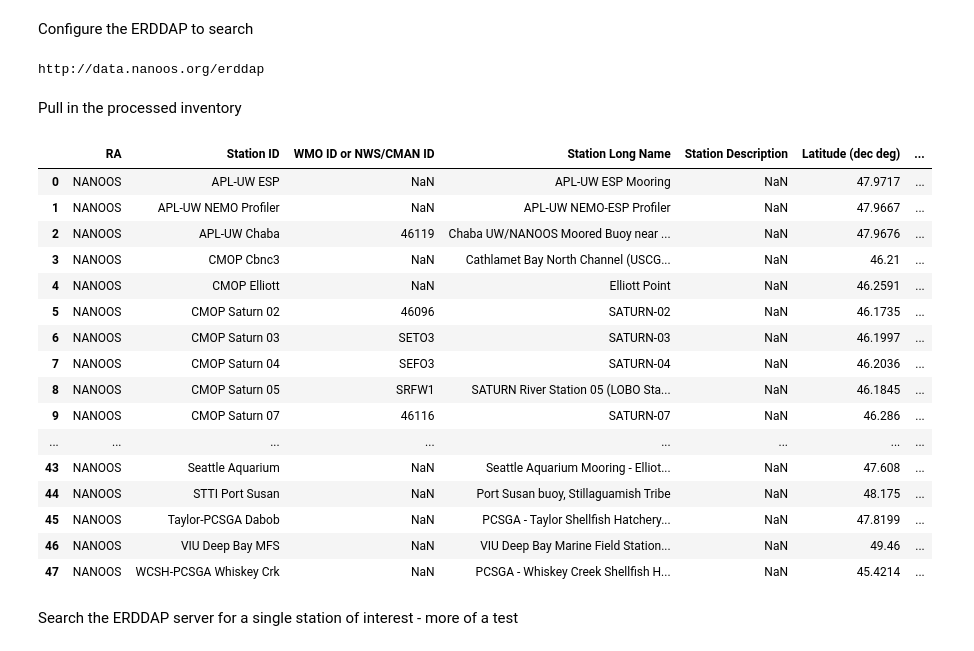
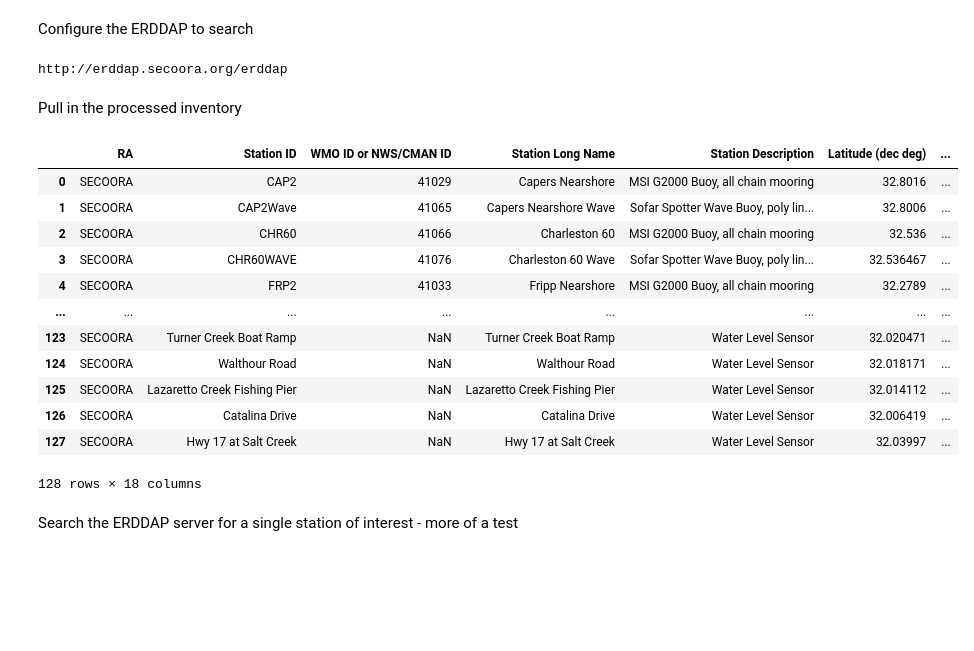
Before and after one commit to ioos/ioos-asset-inventory, a Jupyter notebook: spot_check_stations.ipynb, the cells around one changed output. Saved outputs shown, nothing was run; the diff lists cells and outputs as text; code cells hidden in the pictures; blank space fills up the shorter version.

```diff
--- a/spot_check_stations.ipynb
+++ b/spot_check_stations.ipynb
@@ -9,7 +9,7 @@ import re
 # %% [markdown]
 Configure the ERDDAP to search
 # %%
-ra = 'NANOOS'
+ra = 'SECOORA'
 
 with open('utils/ra_erddaps.json') as f:
     urls = json.load(f)
@@ -20,7 +20,7 @@ print(server)
 
 e = ERDDAP(server=server, protocol="tabledap")
 # %% [output]
-http://data.nanoos.org/erddap
+http://erddap.secoora.org/erddap
 # %% [markdown]
 Pull in the processed inventory
 # %%
@@ -28,51 +28,47 @@ Pull in the processed inventory
 # df_cruise = df[df['Station Description'] == 'Chesapeake Bay WQ Cruise Data ']
 #
 #df_aws = df[df['Station ID'] == 'Humboldt']
 # #url = 'http://tds.glos.us/thredds/dodsC/buoy_agg_standard/OMOECC_E1/OMOECC_E1.ncml'
 # #url = 'http://tds.glos.us/thredds/dodsC/buoy_agg_standard/45186/45186.ncml'
 # #url = 'http://tds.glos.us/thredds/dodsC/buoy_agg_standard/bgsusd2/bgsusd2.ncml'
 # url = 'http://oos.soest.hawaii.edu/thredds/dodsC/hioos/nss/ns12agg'
 # print(url)
 # ds = xr.open_dataset(url)
 # #ds = netCDF4.Dataset(url,'r')
 # title = ds.title
 # start_time = np.datetime_as_string(ds.time.min().values, unit='D')
 # end_time = np.datetime_as_string(ds.time.max().values, unit='D')
 # print('Duration: %s - %s' % (np.datetime_as_string(ds.time.min().values, unit='D'),
 #                              np.datetime_as_string(ds.time.max().values, unit='D'))
 #       )
 
 # Try glos web server
 # url = 'https://glbuoys.glos.us/tools/export?ftype=csv&data_type=buoy&units=eng&locs=OMOECC_E1&params=Water_Temperature_at_Surface|dissolved_oxygen_saturation|water_conductivity|ysi_turbidity&tperiod=custom&date_start=2020-01-01&date_end=2020-12-31&avg_ivld=none'
 # df = erddapy.ERDDAP.to_pandas(url)
 
 ## using ERDDAP to look for stations
 # check out http://data.glos.us/erddap/tabledap/allDatasets.htmlTable?datasetID%2Ctitle%2CminTime%2CmaxTime&maxTime%3E=2020-01-01&maxTime%3C=2020-12-31&orderBy(%22maxTime%22)
 # that lists out all the GLOS stations with the maximum time of observations within the year 2020 (on their ERDDAP).
 
 
-ra_clean = re.sub(r'[0-9]', '', ra)
+ra_clean = re.sub(r'[0-9]', '', ra) # remove number from RA
 
-df = pd.read_excel('2022/data/processed/%s.xlsx' % ra_clean.upper(), dtype=str)
+df = pd.read_excel('2023/data/processed/%s.xlsx' % ra_clean.upper(), dtype=str)
 df
 # %% [output]
 |  | RA | Station ID | WMO ID or NWS/CMAN ID | Station Long Name | Station Description | Latitude (dec deg) | ... |
-| 0 | NANOOS | APL-UW ESP | NaN | APL-UW ESP Mooring | NaN | 47.9717 | ... |
-| 1 | NANOOS | APL-UW NEMO Profiler | NaN | APL-UW NEMO-ESP Profiler | NaN | 47.9667 | ... |
-| 2 | NANOOS | APL-UW Chaba | 46119 | Chaba UW/NANOOS Moored Buoy near ... | NaN | 47.9676 | ... |
-| 3 | NANOOS | CMOP Cbnc3 | NaN | Cathlamet Bay North Channel (USCG... | NaN | 46.21 | ... |
-| 4 | NANOOS | CMOP Elliott | NaN | Elliott Point | NaN | 46.2591 | ... |
-| 5 | NANOOS | CMOP Saturn 02 | 46096 | SATURN-02 | NaN | 46.1735 | ... |
-| 6 | NANOOS | CMOP Saturn 03 | SETO3 | SATURN-03 | NaN | 46.1997 | ... |
-| 7 | NANOOS | CMOP Saturn 04 | SEFO3 | SATURN-04 | NaN | 46.2036 | ... |
-| 8 | NANOOS | CMOP Saturn 05 | SRFW1 | SATURN River Station 05 (LOBO Sta... | NaN | 46.1845 | ... |
-| 9 | NANOOS | CMOP Saturn 07 | 46116 | SATURN-07 | NaN | 46.286 | ... |
+| 0 | SECOORA | CAP2 | 41029 | Capers Nearshore | MSI G2000 Buoy, all chain mooring | 32.8016 | ... |
+| 1 | SECOORA | CAP2Wave | 41065 | Capers Nearshore Wave | Sofar Spotter Wave Buoy, poly lin... | 32.8006 | ... |
+| 2 | SECOORA | CHR60 | 41066 | Charleston 60 | MSI G2000 Buoy, all chain mooring | 32.536 | ... |
+| 3 | SECOORA | CHR60WAVE | 41076 | Charleston 60 Wave | Sofar Spotter Wave Buoy, poly lin... | 32.536467 | ... |
+| 4 | SECOORA | FRP2 | 41033 | Fripp Nearshore | MSI G2000 Buoy, all chain mooring | 32.2789 | ... |
 | ... | ... | ... | ... | ... | ... | ... | ... |
-| 43 | NANOOS | Seattle Aquarium | NaN | Seattle Aquarium Mooring - Elliot... | NaN | 47.608 | ... |
-| 44 | NANOOS | STTI Port Susan | NaN | Port Susan buoy, Stillaguamish Tribe | NaN | 48.175 | ... |
-| 45 | NANOOS | Taylor-PCSGA Dabob | NaN | PCSGA - Taylor Shellfish Hatchery... | NaN | 47.8199 | ... |
-| 46 | NANOOS | VIU Deep Bay MFS | NaN | VIU Deep Bay Marine Field Station... | NaN | 49.46 | ... |
-| 47 | NANOOS | WCSH-PCSGA Whiskey Crk | NaN | PCSGA - Whiskey Creek Shellfish H... | NaN | 45.4214 | ... |
+| 123 | SECOORA | Turner Creek Boat Ramp | NaN | Turner Creek Boat Ramp | Water Level Sensor | 32.020471 | ... |
+| 124 | SECOORA | Walthour Road | NaN | Walthour Road | Water Level Sensor | 32.018171 | ... |
+| 125 | SECOORA | Lazaretto Creek Fishing Pier | NaN | Lazaretto Creek Fishing Pier | Water Level Sensor | 32.014112 | ... |
+| 126 | SECOORA | Catalina Drive | NaN | Catalina Drive | Water Level Sensor | 32.006419 | ... |
+| 127 | SECOORA | Hwy 17 at Salt Creek | NaN | Hwy 17 at Salt Creek | Water Level Sensor | 32.03997 | ... |
+128 rows × 18 columns
 # %% [markdown]
 Search the ERDDAP server for a single station of interest - more of a test
 # %%
```
Also changed, not shown: parts of 13 cells of this notebook, 1 other file.
